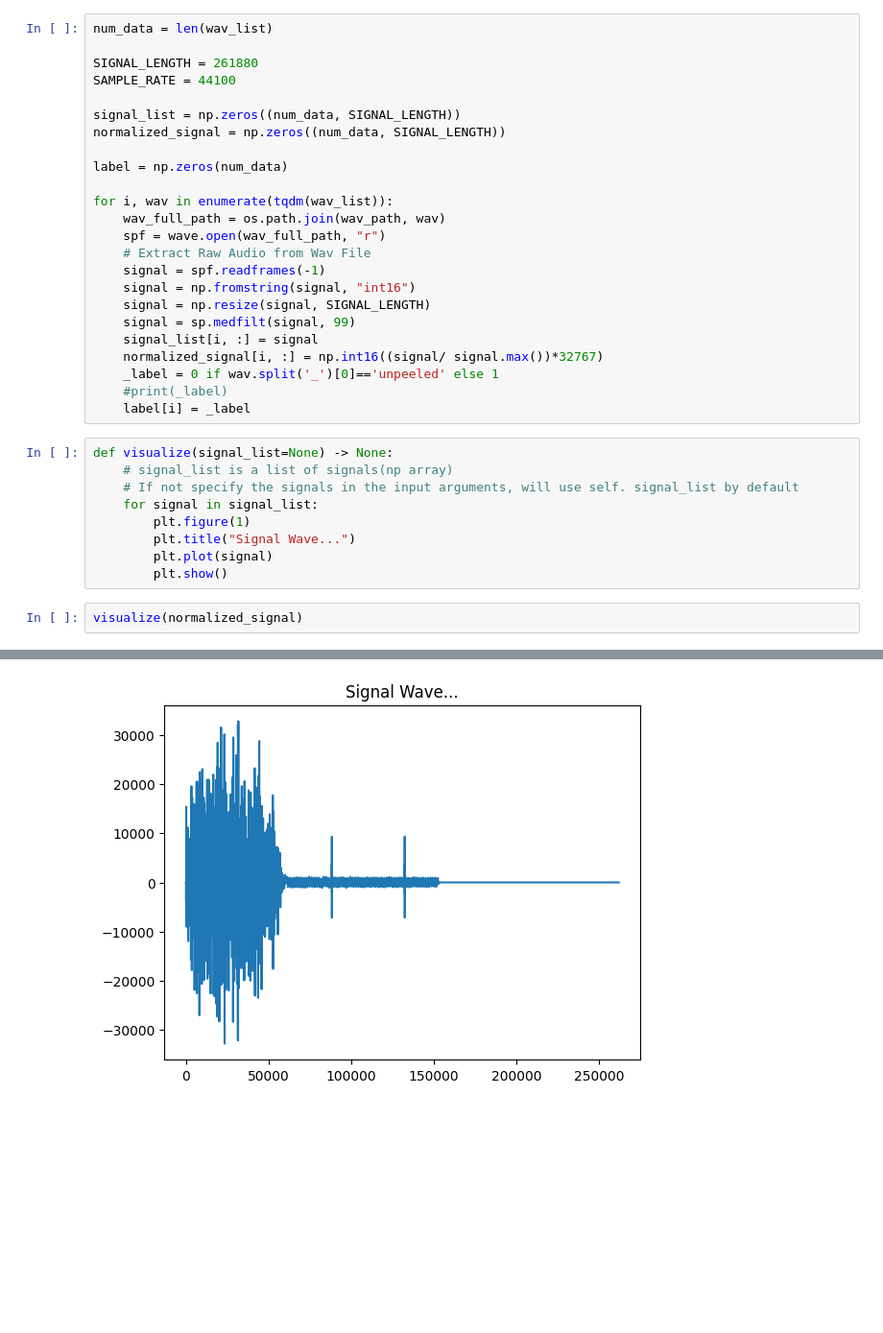
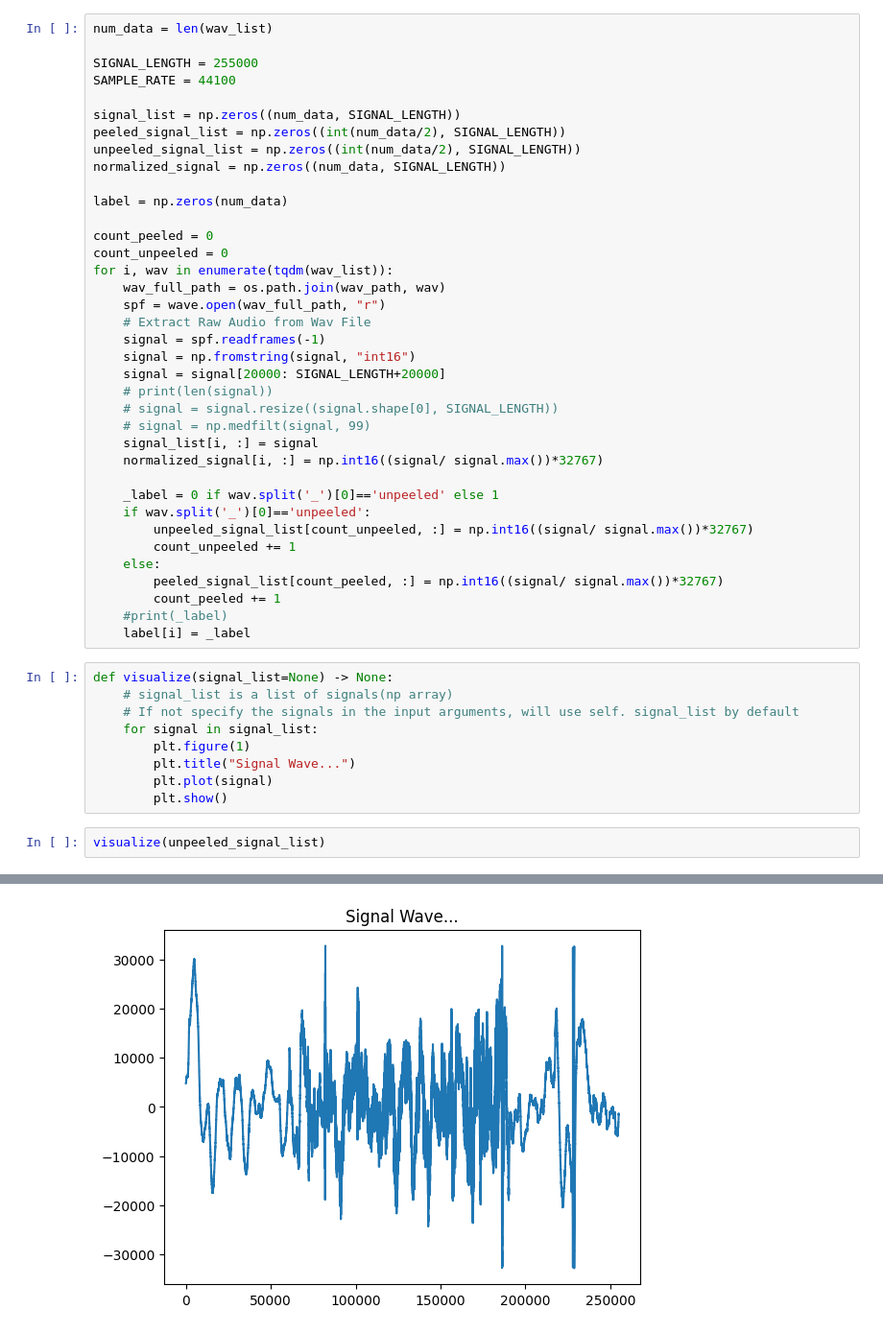
Before and after one commit to empriselab/peeling, a Jupyter notebook: test_svm.ipynb, the cells around one changed output, grey strips where cells are left out. Shown at 96% size. Cells and saved outputs as stored; diff of their text form; blank space fills up the shorter version.

```diff
--- a/test_svm.ipynb
+++ b/test_svm.ipynb
@@ -21,25 +23,38 @@ print(wav_list)
 # %%
 num_data = len(wav_list)
 
-SIGNAL_LENGTH = 261880
+SIGNAL_LENGTH = 255000
 SAMPLE_RATE = 44100
 
 signal_list = np.zeros((num_data, SIGNAL_LENGTH))
+peeled_signal_list = np.zeros((int(num_data/2), SIGNAL_LENGTH))
+unpeeled_signal_list = np.zeros((int(num_data/2), SIGNAL_LENGTH))
 normalized_signal = np.zeros((num_data, SIGNAL_LENGTH))
 
 label = np.zeros(num_data)
 
+count_peeled = 0
+count_unpeeled = 0
 for i, wav in enumerate(tqdm(wav_list)):
     wav_full_path = os.path.join(wav_path, wav)
     spf = wave.open(wav_full_path, "r")
     # Extract Raw Audio from Wav File
     signal = spf.readframes(-1)
     signal = np.fromstring(signal, "int16")
-    signal = np.resize(signal, SIGNAL_LENGTH)
-    signal = sp.medfilt(signal, 99)
+    signal = signal[20000: SIGNAL_LENGTH+20000]
+    # print(len(signal))
+    # signal = signal.resize((signal.shape[0], SIGNAL_LENGTH))
+    # signal = np.medfilt(signal, 99)
     signal_list[i, :] = signal
     normalized_signal[i, :] = np.int16((signal/ signal.max())*32767)
+
     _label = 0 if wav.split('_')[0]=='unpeeled' else 1
+    if wav.split('_')[0]=='unpeeled':
+        unpeeled_signal_list[count_unpeeled, :] = np.int16((signal/ signal.max())*32767)
+        count_unpeeled += 1
+    else:
+        peeled_signal_list[count_peeled, :] = np.int16((signal/ signal.max())*32767)
+        count_peeled += 1
     #print(_label)
     label[i] = _label
 # %%
@@ -52,5 +67,5 @@ def visualize(signal_list=None) -> None:
         plt.plot(signal)
         plt.show()
 # %%
-visualize(normalized_signal)
+visualize(unpeeled_signal_list)
 # %% [output]
@@ -68,3 +83,3 @@ visualize(normalized_signal)
-[figure, old version]
+[figure, new version]
 ... (8 outputs left out)
 # %%
```
Also changed, not shown: parts of 20 cells of this notebook.
